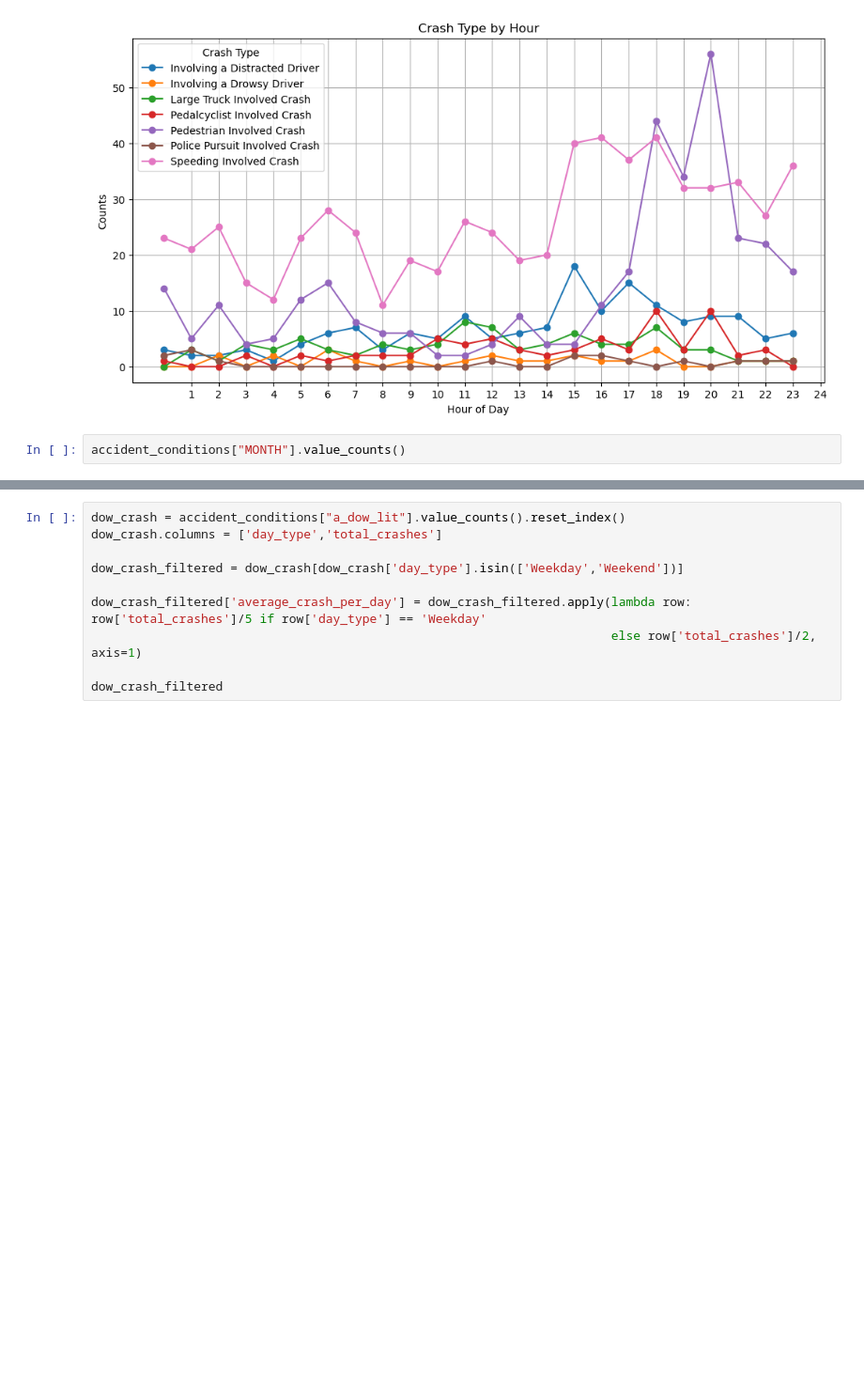
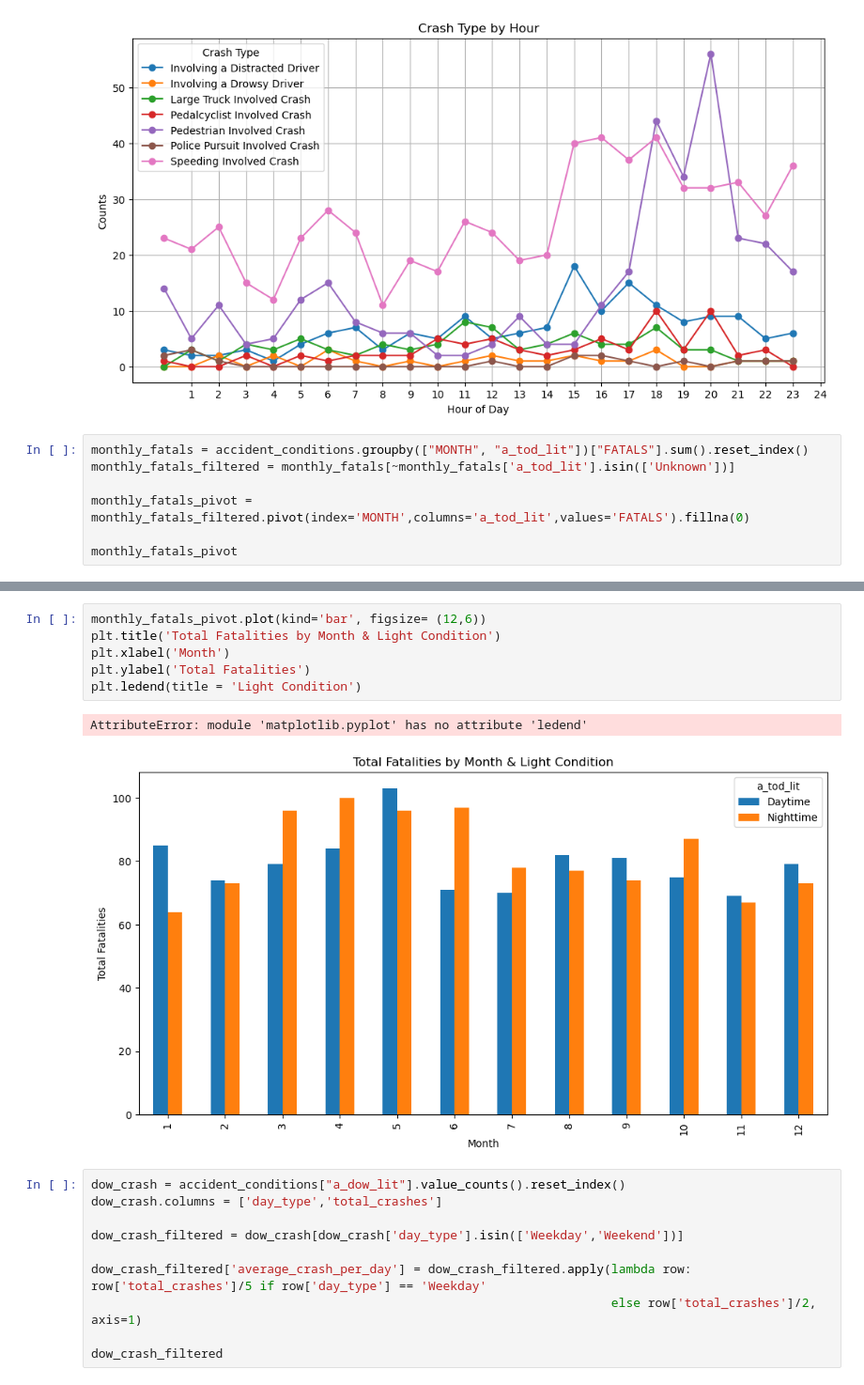
Before and after one commit to DeanRaynes/python-project-1, a Jupyter notebook: Accident Data Dean.ipynb, the cells around one changed output, grey strips where cells are left out. Shown: that part at 94% size. Saved outputs shown, nothing was run; the diff lists cells and outputs as text; blank space fills up the shorter version.

```diff
--- a/Accident Data Dean.ipynb
+++ b/Accident Data Dean.ipynb
@@ -266,5 +266,10 @@ plt.show()
 # %% [output]
 [figure]
 # %%
-accident_conditions["MONTH"].value_counts()
+monthly_fatals = accident_conditions.groupby(["MONTH", "a_tod_lit"])["FATALS"].sum().reset_index()
+monthly_fatals_filtered = monthly_fatals[~monthly_fatals['a_tod_lit'].isin(['Unknown'])]
+
+monthly_fatals_pivot = monthly_fatals_filtered.pivot(index='MONTH',columns='a_tod_lit',values='FATALS').fillna(0)
+
+monthly_fatals_pivot
 # %% [output]
@@ -285,3 +339,12 @@ Name: count, dtype: int64
+# %%
+monthly_fatals_pivot.plot(kind='bar', figsize= (12,6))
+plt.title('Total Fatalities by Month & Light Condition')
+plt.xlabel('Month')
+plt.ylabel('Total Fatalities')
+plt.ledend(title = 'Light Condition')
+# %% [output]
+AttributeError: module 'matplotlib.pyplot' has no attribute 'ledend'
+[figure, added]
 # %%
 dow_crash = accident_conditions["a_dow_lit"].value_counts().reset_index()
 dow_crash.columns = ['day_type','total_crashes']
```
Also changed, not shown: parts of 3 cells of this notebook, 1 other file.
